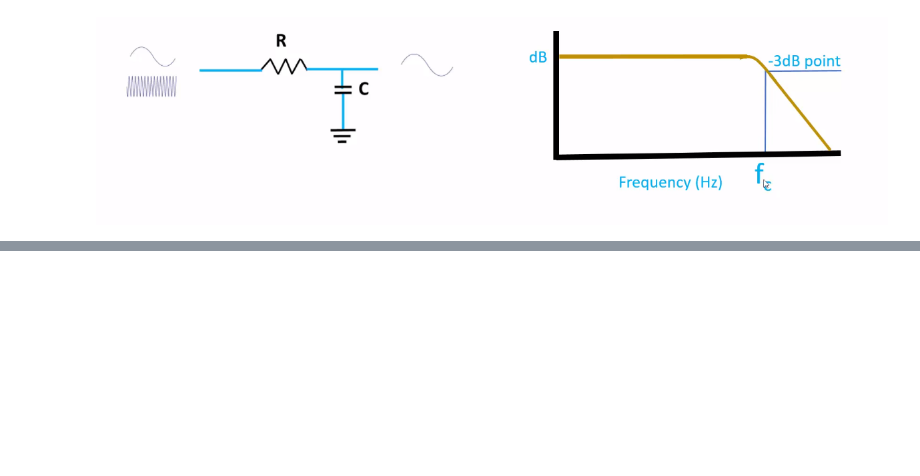
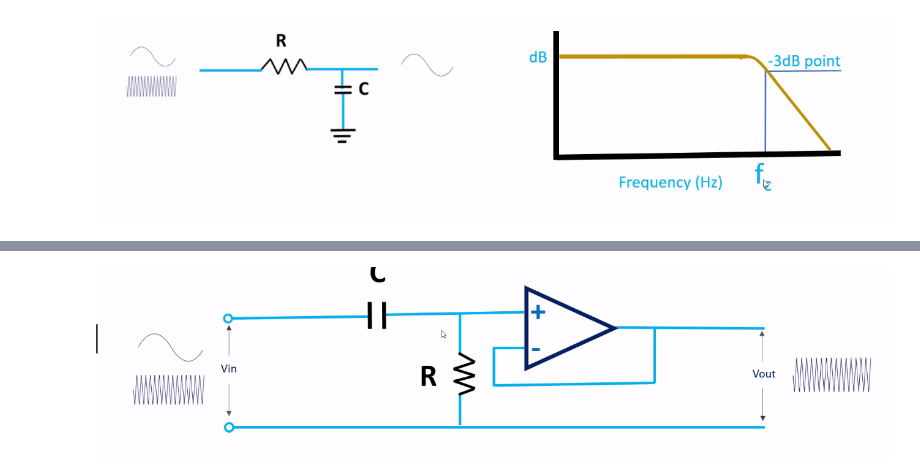
Before and after one commit to m-dougl/digital-signal-processing-course, a Jupyter notebook: 2.quantization_and_the_sampling_theorem.ipynb, the cells around one changed output, grey strips where cells are left out. Cells and saved outputs as stored; diff of their text form; code cells hidden in the pictures; blank space fills up the shorter version.

```diff
--- a/2.quantization_and_the_sampling_theorem.ipynb
+++ b/2.quantization_and_the_sampling_theorem.ipynb
@@ -35,0 +55,5 @@ Image('./figures/lowpass_filter.png', width=1080)
+# %%
+from IPython.display import Image
+Image('./figures/active_highpassfilter.png', width=1080)
+# %% [output]
+[figure, added]
```
Also changed, not shown: parts of 4 cells of this notebook, 4 other files.
